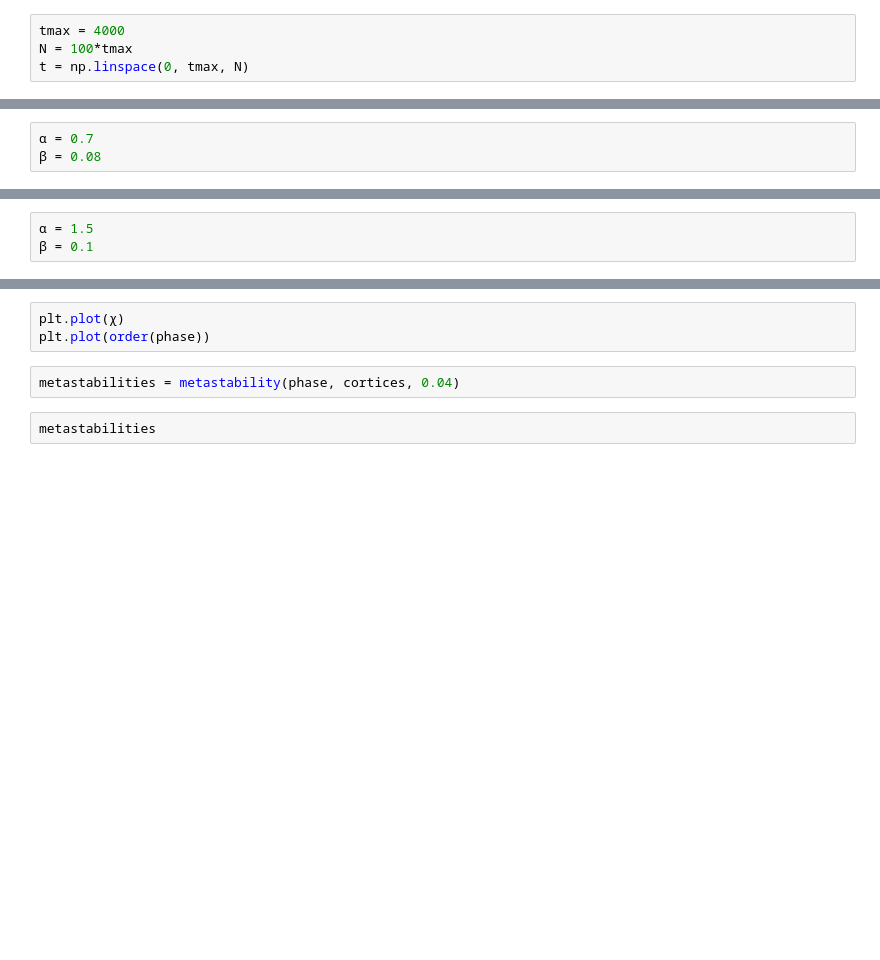
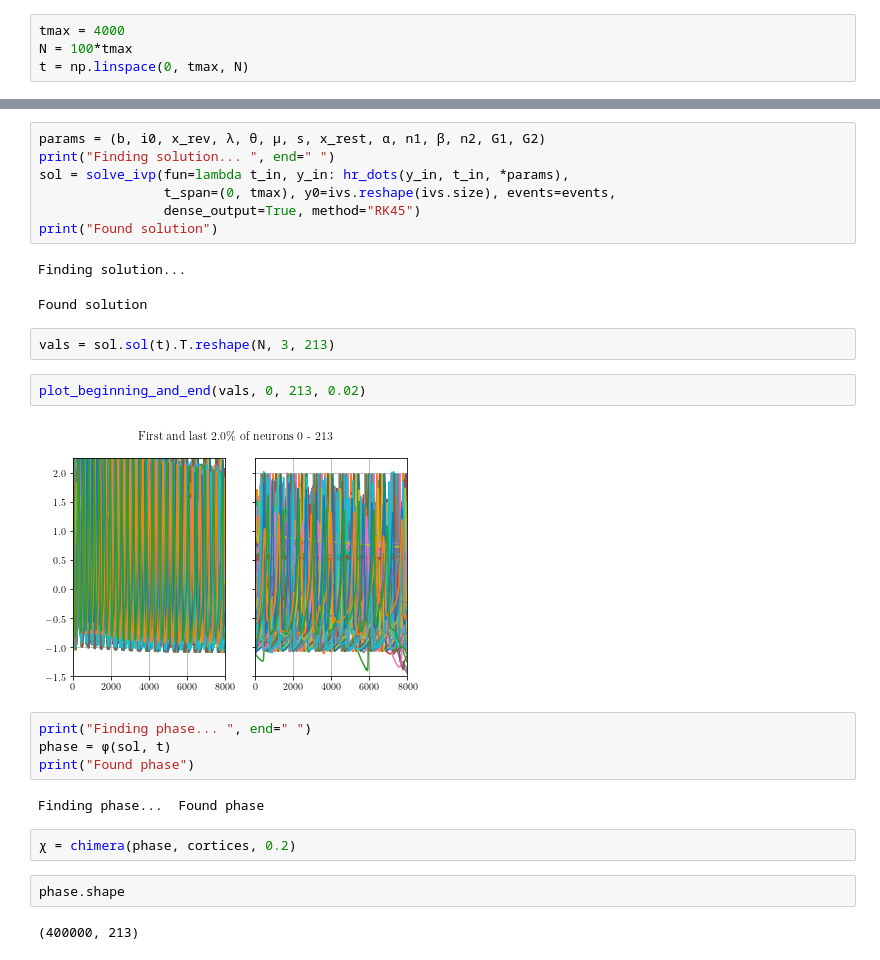
Before and after one commit to henmitch/chimera-2019, a Jupyter notebook: code/python/sim.ipynb, the cells around one changed output, grey strips where cells are left out. Saved outputs shown, nothing was run; the diff lists cells and outputs as text; blank space fills up the shorter version.

```diff
--- a/code/python/sim.ipynb
+++ b/code/python/sim.ipynb
@@ -331,3 +242,0 @@ plot_beginning_and_end(vals_async, 46, 65, p=p)
-# %%
-α = 0.7
-β = 0.08
@@ -373,3 +242,0 @@ plot_beginning_and_end(vals_sc, 46, 65, p=p)
-# %%
-α = 1.5
-β = 0.1
@@ -458,7 +243,28 @@ def chimera(phase, cortices, p, channel=0):
-# %%
-plt.plot(χ)
-plt.plot(order(phase))
-# %%
-metastabilities = metastability(phase, cortices, 0.04)
-# %%
-metastabilities
+# %%
+params = (b, i0, x_rev, λ, θ, μ, s, x_rest, α, n1, β, n2, G1, G2)
+print("Finding solution... ", end=" ")
+sol = solve_ivp(fun=lambda t_in, y_in: hr_dots(y_in, t_in, *params),
+                t_span=(0, tmax), y0=ivs.reshape(ivs.size), events=events,
+                dense_output=True, method="RK45")
+print("Found solution")
+# %% [output]
+Finding solution...
+Found solution
+# %%
+vals = sol.sol(t).T.reshape(N, 3, 213)
+# %%
+plot_beginning_and_end(vals, 0, 213, 0.02)
+# %% [output]
+[figure, added]
+# %%
+print("Finding phase... ", end=" ")
+phase = ϕ(sol, t)
+print("Found phase")
+# %% [output]
+Finding phase...  Found phase
+# %%
+χ = chimera(phase, cortices, 0.2)
+# %%
+phase.shape
+# %% [output]
+(400000, 213)
```
Also changed, not shown: parts of 87 cells of this notebook, 1 other file.
